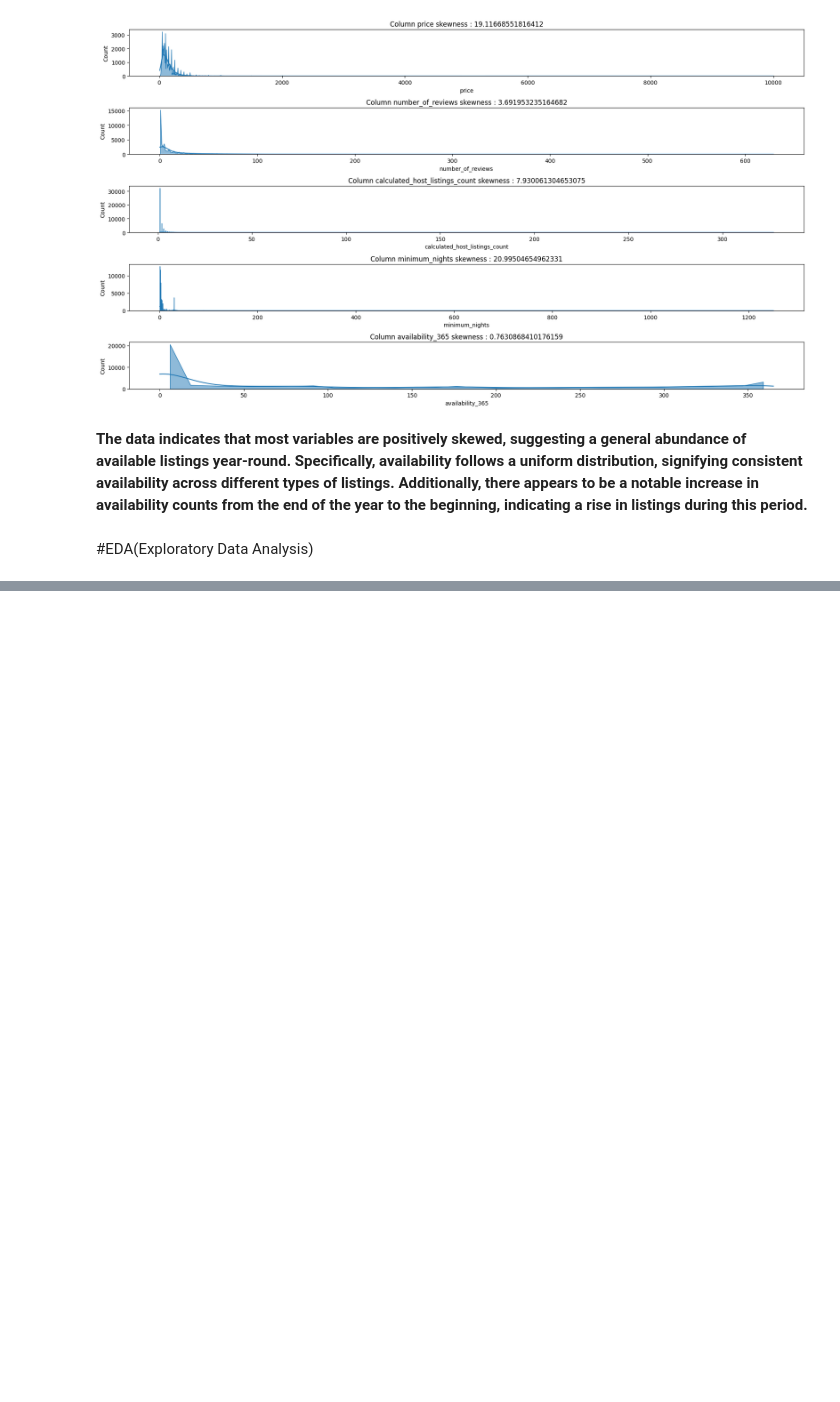
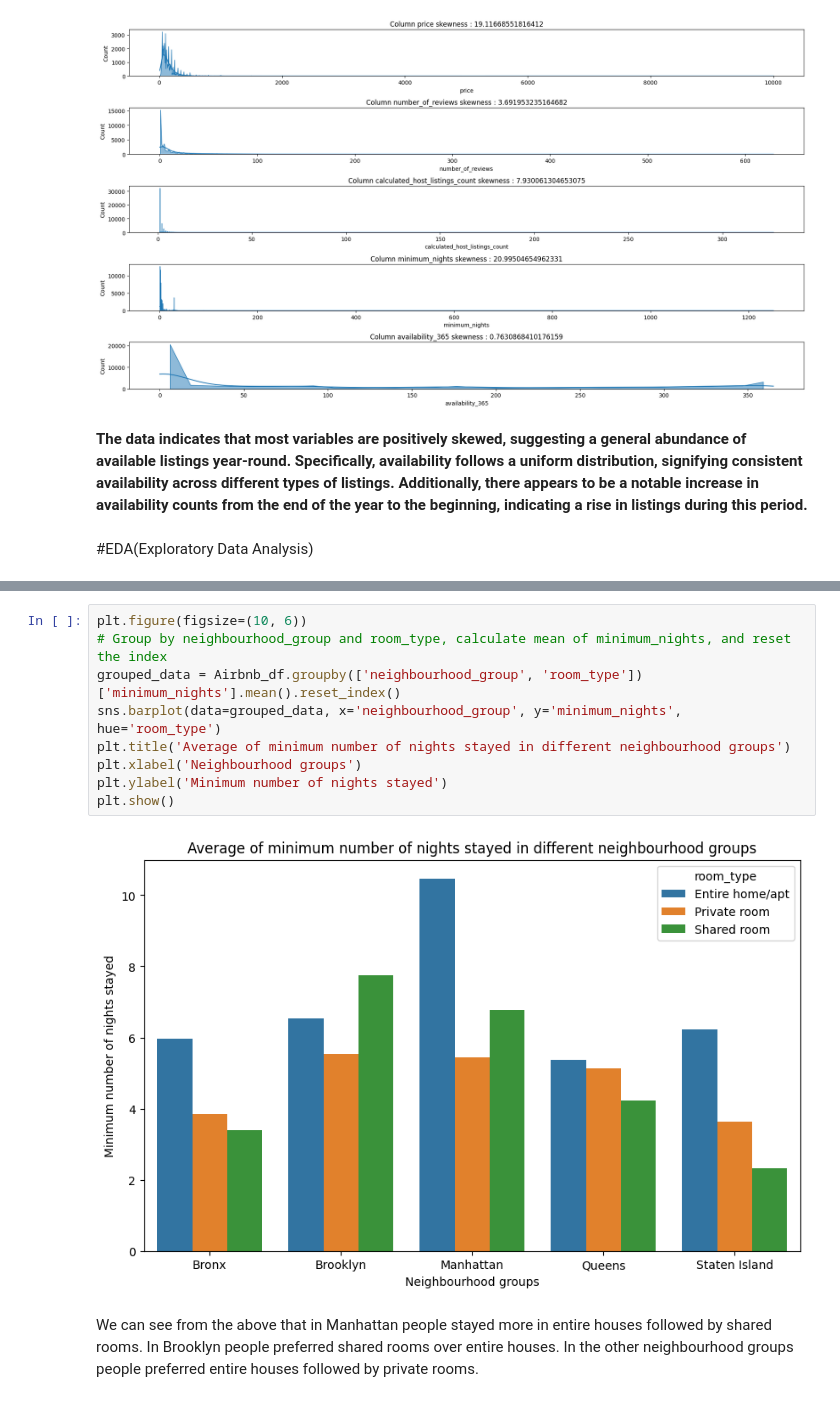
Before and after one commit to Kumarisimran626/EDA_Airbnb_Bookings_Analysis_Capstone_Project., a Jupyter notebook: S_K_EDA_Airbnb_Bookings_Analysis_Capstone_Project.ipynb, the cells around one changed output, grey strips where cells are left out. Saved outputs shown, nothing was run; the diff lists cells and outputs as text; blank space fills up the shorter version.

```diff
--- a/S_K_EDA_Airbnb_Bookings_Analysis_Capstone_Project.ipynb
+++ b/S_K_EDA_Airbnb_Bookings_Analysis_Capstone_Project.ipynb
@@ -308,0 +388,13 @@ plt.tight_layout(h_pad=1, w_pad=0.8)
+# %%
+plt.figure(figsize=(10, 6))
+# Group by neighbourhood_group and room_type, calculate mean of minimum_nights, and reset the index
+grouped_data = Airbnb_df.groupby(['neighbourhood_group', 'room_type'])['minimum_nights'].mean().reset_index()
+sns.barplot(data=grouped_data, x='neighbourhood_group', y='minimum_nights', hue='room_type')
+plt.title('Average of minimum number of nights stayed in different neighbourhood groups')
+plt.xlabel('Neighbourhood groups')
+plt.ylabel('Minimum number of nights stayed')
+plt.show()
+# %% [output]
+[figure, added]
+# %% [markdown]
+We can see from the above that in Manhattan people stayed more in entire houses followed by shared rooms. In Brooklyn people preferred shared rooms over entire houses. In the other neighbourhood groups people preferred entire houses followed by private rooms.
```
Also changed, not shown: parts of 9 cells of this notebook.
